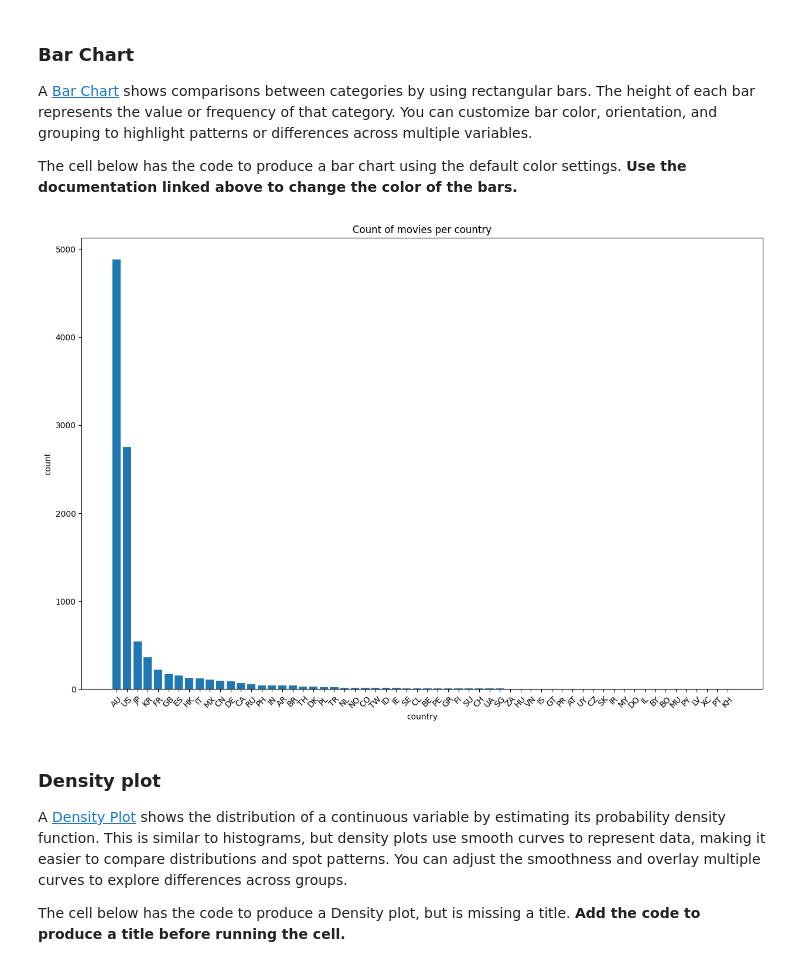
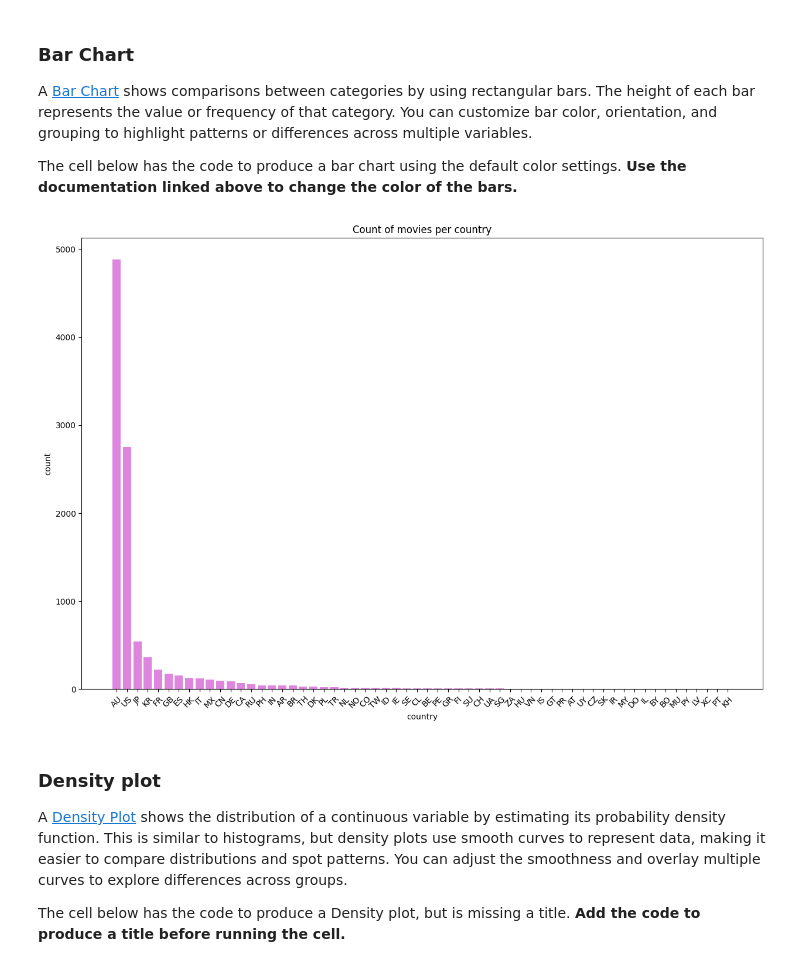
Before and after one commit to elliehawkins/DS1001-LABS-Projects, a Jupyter notebook: LABS-06_Design-2 (5).ipynb, the cells around one changed output. Cells and saved outputs as stored; diff of their text form; code cells hidden in the pictures.

```diff
--- a/LABS-06_Design-2 (5).ipynb
+++ b/LABS-06_Design-2 (5).ipynb
@@ -169,16 +169,16 @@ The cell below has the code to produce a bar chart using the default color setti
 # %%
 country_counts = data['country'].value_counts()
 
 fig, ax = plt.subplots(figsize=(15, 10))
-ax.bar(country_counts.index, country_counts.values)
+ax.bar(country_counts.index, country_counts.values, color = '#de85de')
 ax.tick_params("x", rotation=45)
 
 plt.ylabel("count")
 plt.xlabel("country")
 plt.title("Count of movies per country")
 plt.show()
 # %% [output]
-[figure, old version]
+[figure, new version]
 # %% [markdown]
 ### Density plot
 
```
Also changed, not shown: parts of 1 cell of this notebook.
